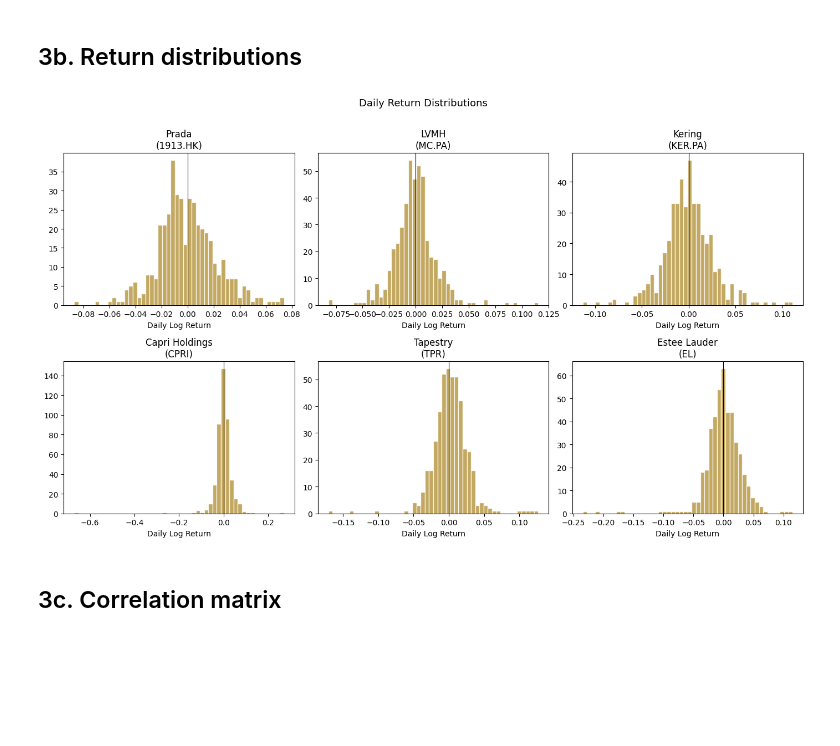
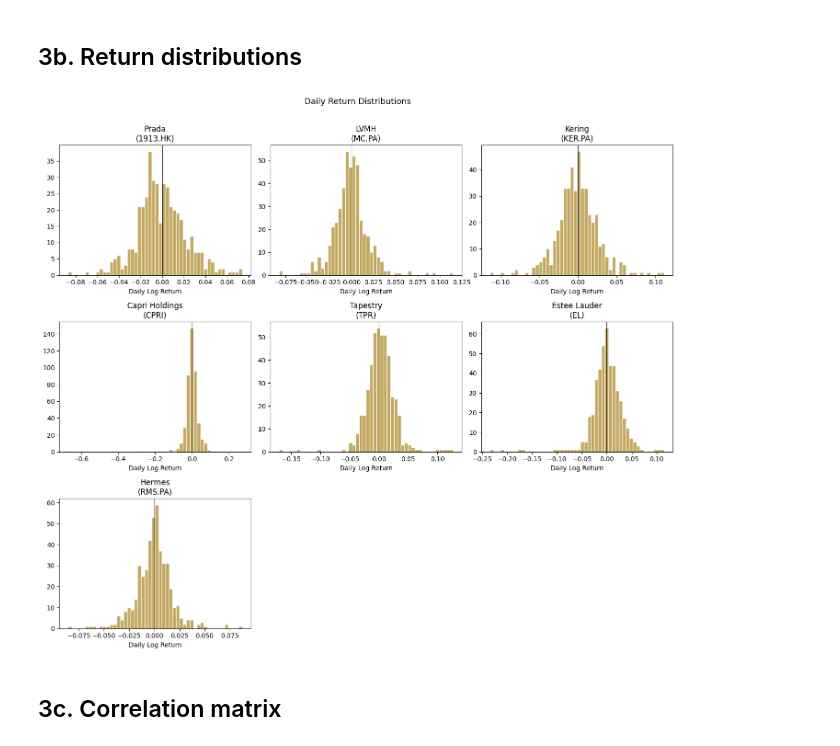
Before and after one commit to jsabazova/dwp2-luxury-sentiment, a Jupyter notebook: notebooks/03_stock_returns.ipynb, the cells around one changed output. Saved outputs shown, nothing was run; the diff lists cells and outputs as text; code cells hidden in the pictures; blank space fills up the shorter version.

```diff
--- a/notebooks/03_stock_returns.ipynb
+++ b/notebooks/03_stock_returns.ipynb
@@ -56,24 +56,32 @@ plt.show()
 # %% [markdown]
 ## 3b. Return distributions
 # %%
-fig, axes = plt.subplots(2, 3, figsize=(14, 8))
+import math
+n = len(TICKERS)
+ncols = 3
+nrows = math.ceil(n / ncols)
+
+fig, axes = plt.subplots(nrows, ncols, figsize=(14, 4 * nrows))
 axes = axes.flatten()
 
 for i, (ticker, name) in enumerate(TICKERS.items()):
     if ticker not in returns.columns:
         continue
     r = returns[ticker].dropna()
     axes[i].hist(r, bins=50, color='#B5933A', alpha=0.8, edgecolor='white')
     axes[i].axvline(0, color='black', linewidth=0.8)
     axes[i].set_title(f'{name}\n({ticker})')
     axes[i].set_xlabel('Daily Log Return')
 
+for j in range(i + 1, len(axes)):
+    axes[j].set_visible(False)
+
 plt.suptitle('Daily Return Distributions', fontsize=13, y=1.01)
 plt.tight_layout()
 plt.savefig('../results/figures/return_distributions.png', dpi=150, bbox_inches='tight')
 plt.show()
 # %% [output]
-[figure, old version]
+[figure, new version]
 # %% [markdown]
 ## 3c. Correlation matrix
 # %%
```
Also changed, not shown: parts of 2 cells of this notebook, 26 other files.
